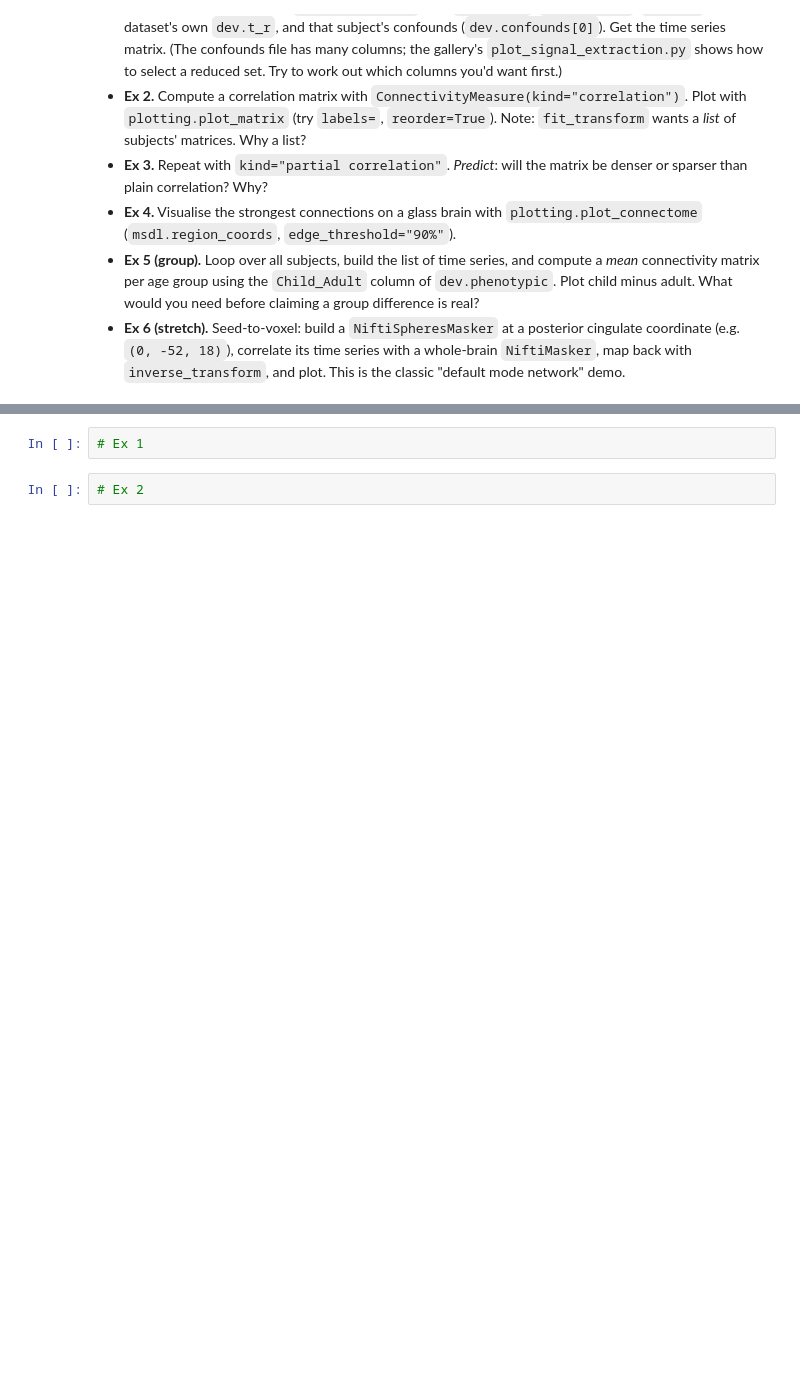
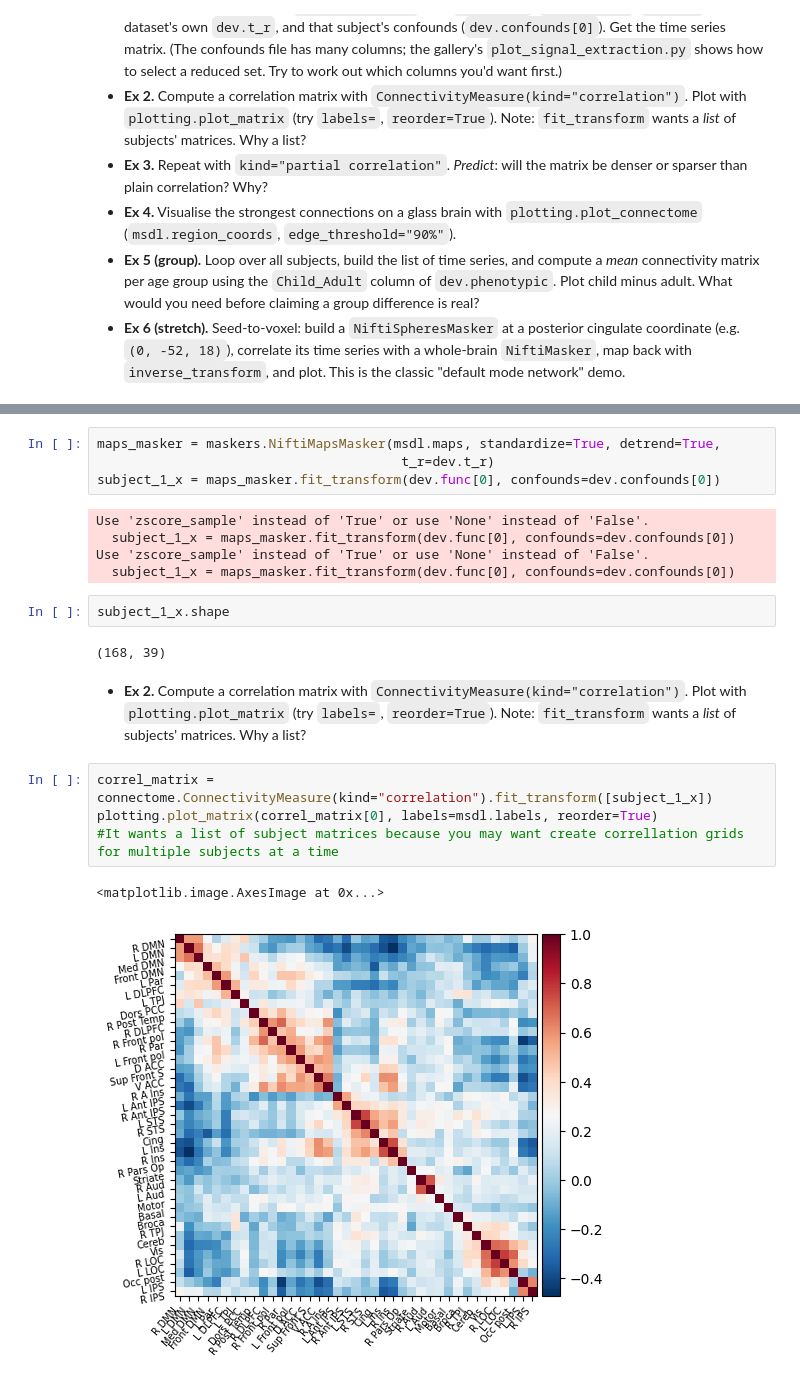
Before and after one commit to theknuckle/nilearn-crash-course, a Jupyter notebook: 03_connectivity.ipynb, the cells around one changed output, grey strips where cells are left out. Drawn from its saved outputs; the diff is of its cells as text; blank space fills up the shorter version.

Commit message:
Complete connectivity

```diff
--- a/03_connectivity.ipynb
+++ b/03_connectivity.ipynb
@@ -35,4 +70,22 @@ msdl = datasets.fetch_atlas_msdl()   # probabilistic maps with region coordinate
 # %%
-# Ex 1
+maps_masker = maskers.NiftiMapsMasker(msdl.maps, standardize=True, detrend=True,
+                                       t_r=dev.t_r)
+subject_1_x = maps_masker.fit_transform(dev.func[0], confounds=dev.confounds[0])
+# %% [output]
+Use 'zscore_sample' instead of 'True' or use 'None' instead of 'False'.
+  subject_1_x = maps_masker.fit_transform(dev.func[0], confounds=dev.confounds[0])
+Use 'zscore_sample' instead of 'True' or use 'None' instead of 'False'.
+  subject_1_x = maps_masker.fit_transform(dev.func[0], confounds=dev.confounds[0])
+# %%
+subject_1_x.shape
+# %% [output]
+(168, 39)
+# %% [markdown]
+- **Ex 2.** Compute a correlation matrix with `ConnectivityMeasure(kind="correlation")`. Plot with `plotting.plot_matrix` (try `labels=`, `reorder=True`). Note: `fit_transform` wants a *list* of subjects' matrices. Why a list?
 # %%
-# Ex 2
+correl_matrix = connectome.ConnectivityMeasure(kind="correlation").fit_transform([subject_1_x])
+plotting.plot_matrix(correl_matrix[0], labels=msdl.labels, reorder=True)
+#It wants a list of subject matrices because you may want create correllation grids for multiple subjects at a time
+# %% [output]
+<matplotlib.image.AxesImage at 0x...>
+[figure, added]
```
Also changed, not shown: parts of 13 cells of this notebook.
